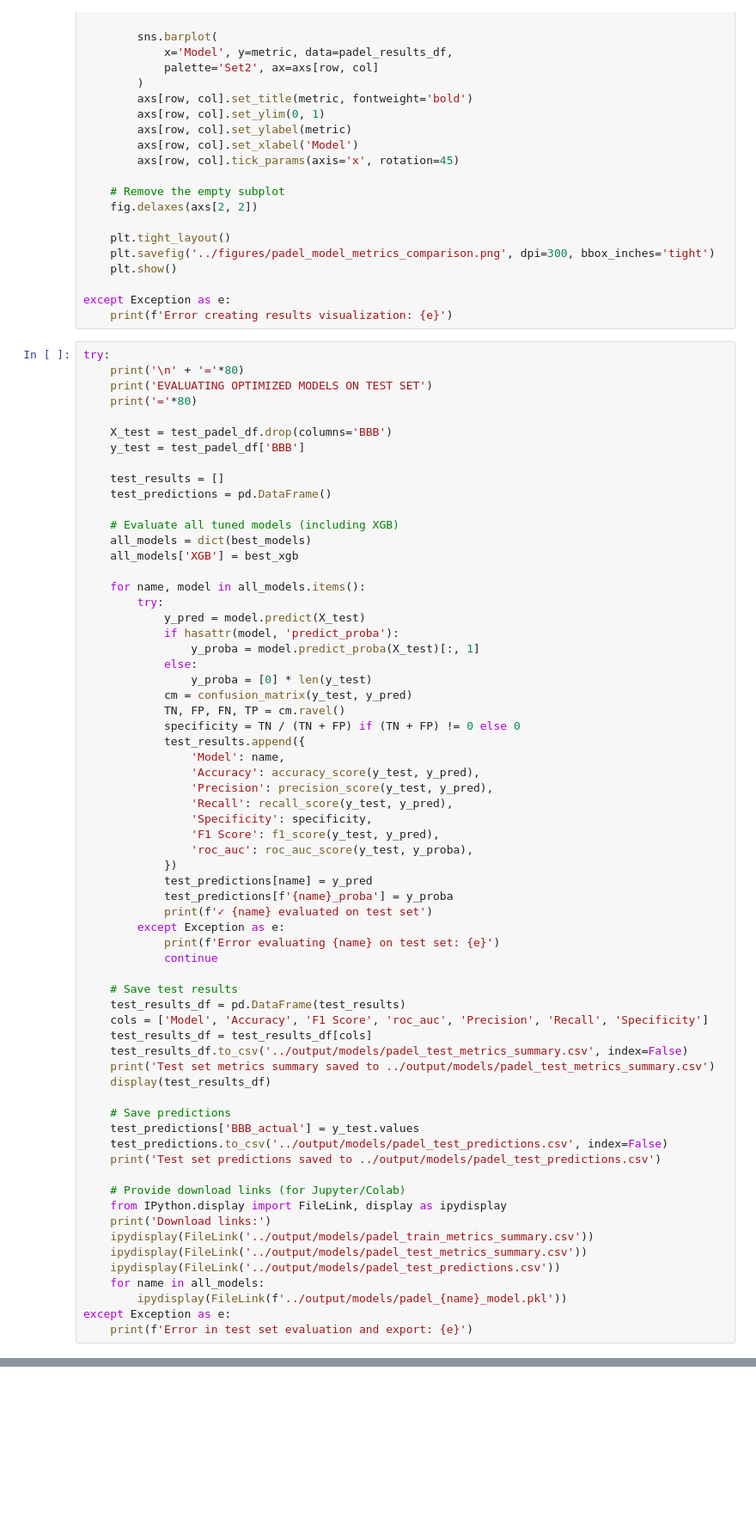
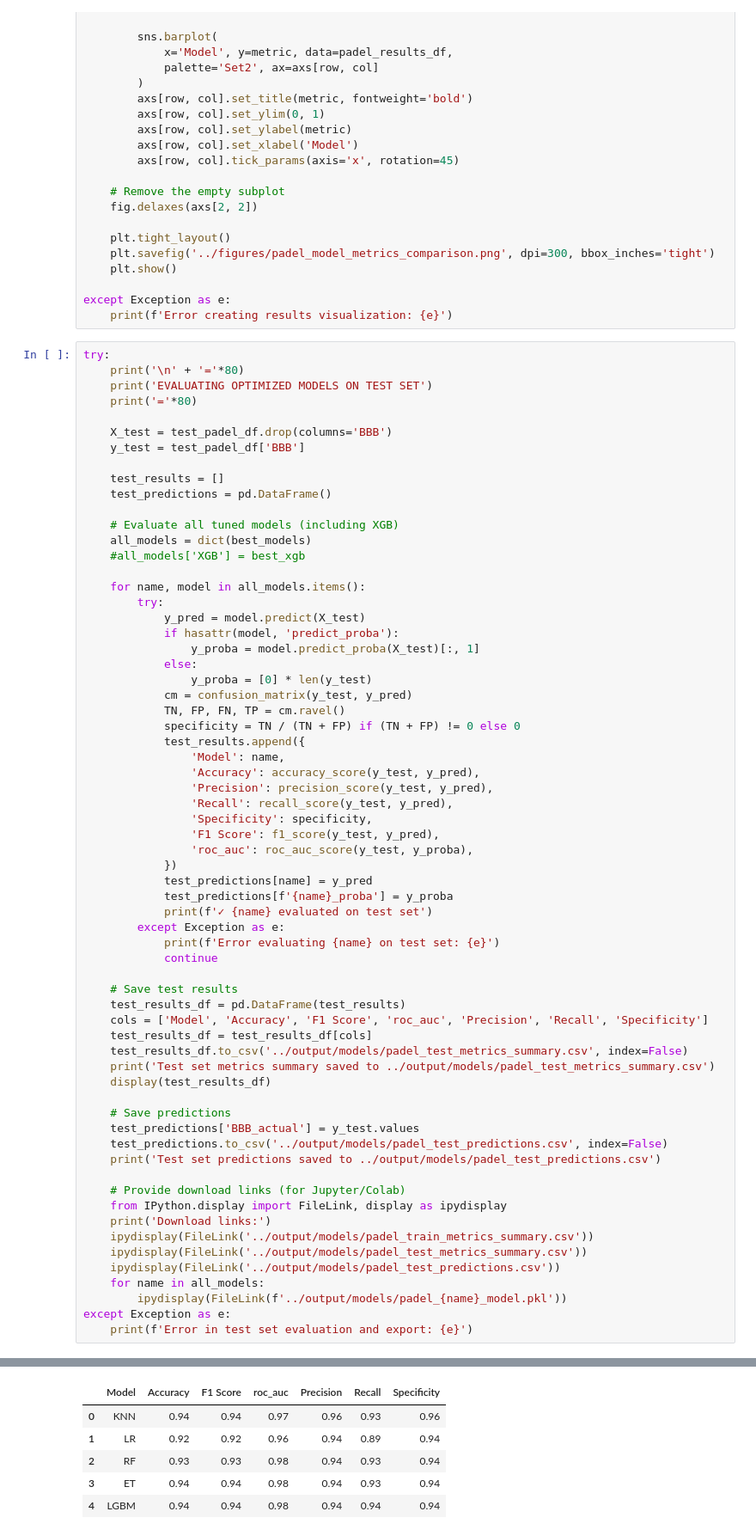
Before and after one commit to omicscodeathon/brainroute, a Jupyter notebook: notebooks/padel_model.ipynb, the cells around one changed output, grey strips where cells are left out. Shown at 86% size. Cells and saved outputs as stored; diff of their text form; blank space fills up the shorter version.

```diff
--- a/notebooks/padel_model.ipynb
+++ b/notebooks/padel_model.ipynb
@@ -680,7 +616,7 @@ try:
 
     # Evaluate all tuned models (including XGB)
     all_models = dict(best_models)
-    all_models['XGB'] = best_xgb
+    #all_models['XGB'] = best_xgb
 
     for name, model in all_models.items():
         try:
@@ -731,3 +667,4 @@ try:
         ipydisplay(FileLink(f'../output/models/padel_{name}_model.pkl'))
 except Exception as e:
     print(f'Error in test set evaluation and export: {e}')
+# %% [output]
@@ -733,0 +686,6 @@ except Exception as e:
+|  | Model | Accuracy | F1 Score | roc_auc | Precision | Recall | Specificity |
+| 0 | KNN | 0.94 | 0.94 | 0.97 | 0.96 | 0.93 | 0.96 |
+| 1 | LR | 0.92 | 0.92 | 0.96 | 0.94 | 0.89 | 0.94 |
+| 2 | RF | 0.93 | 0.93 | 0.98 | 0.94 | 0.93 | 0.94 |
+| 3 | ET | 0.94 | 0.94 | 0.98 | 0.94 | 0.93 | 0.94 |
+| 4 | LGBM | 0.94 | 0.94 | 0.98 | 0.94 | 0.94 | 0.94 |
```
Also changed, not shown: parts of 8 cells of this notebook, 8 other files.
